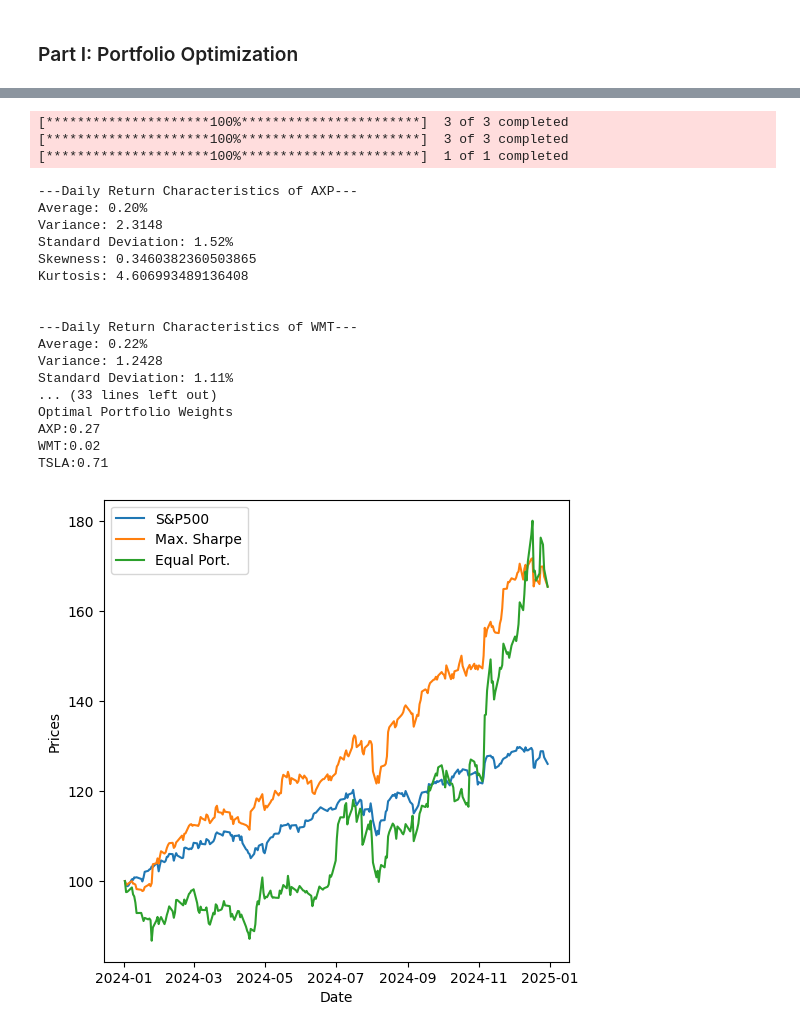
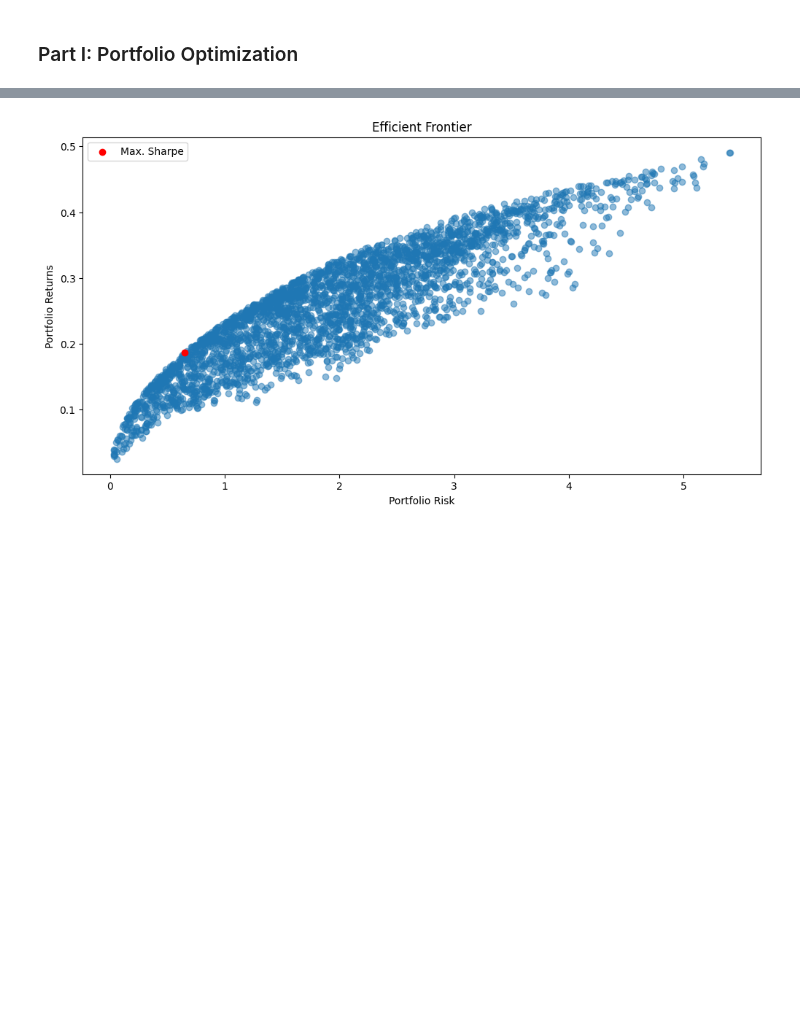
Before and after one commit to ashishmathew98/Financial-Analysis, a Jupyter notebook: financial-analysis-group-project.ipynb, the cells around one changed output, grey strips where cells are left out. Saved outputs shown, nothing was run; the diff lists cells and outputs as text; code cells hidden in the pictures; blank space fills up the shorter version.

```diff
--- a/financial-analysis-group-project.ipynb
+++ b/financial-analysis-group-project.ipynb
@@ -367,36 +177,4 @@ def wrapper(tickers,end_date,start_date,verbose=True):
-# %%
-# Generate return characteristics of selected stockcs for the desired date range
-# Calculate optimal portfolio weights for a Max Sharpe ratio
-# Plot returns of the S&P500, Equal Weight portfolio and Max. Sharpe Portfolio
-
-end_date = datetime(2024,12,31).date()
-start_date = end_date - timedelta(days=365)
-tickers = [
-    'AXP',      # American Express
-    'WMT',      # Walmart
-    'TSLA',     # Tesla
-    ]
-
-optimal_weights = wrapper(tickers,end_date,start_date,verbose=True)
-# %% [output]
-[*********************100%***********************]  3 of 3 completed
-[*********************100%***********************]  3 of 3 completed
-[*********************100%***********************]  1 of 1 completed
----Daily Return Characteristics of AXP---
-Average: 0.20%
-Variance: 2.3148
-Standard Deviation: 1.52%
-Skewness: 0.3460382360503865
-Kurtosis: 4.606993489136408
-
-
----Daily Return Characteristics of WMT---
-Average: 0.22%
-Variance: 1.2428
-Standard Deviation: 1.11%
-... (33 lines left out)
-Optimal Portfolio Weights
-AXP:0.27
-WMT:0.02
-TSLA:0.71
-[figure, removed]
+# %%
+efficientFrontier(mean_returns,cov_matrix,opt_weights)
+# %% [output]
+[figure, added]
```
Also changed, not shown: parts of 11 cells of this notebook.
